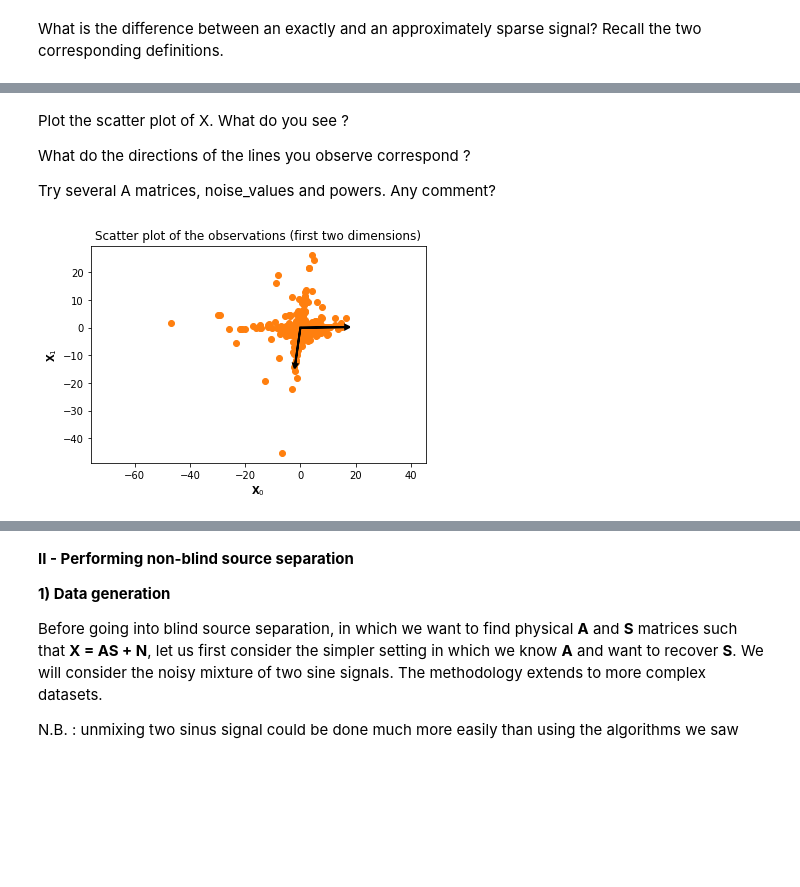
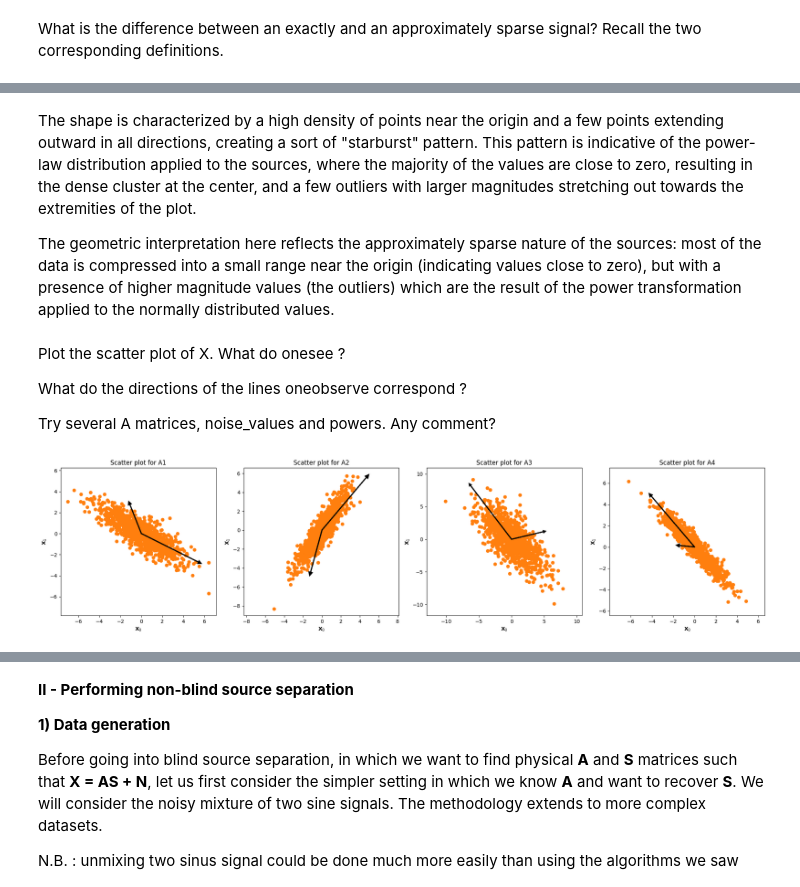
Before and after one commit to dftorresro/IMA207---TP1-Imagerie-hyperspectrale, a Jupyter notebook: TP1_IMA207_sans_correction_2023.ipynb, the cells around one changed output, grey strips where cells are left out. Drawn from its saved outputs; the diff is of its cells as text; code cells hidden in the pictures; blank space fills up the shorter version.

```diff
--- a/TP1_IMA207_sans_correction_2023.ipynb
+++ b/TP1_IMA207_sans_correction_2023.ipynb
@@ -62 +69,5 @@ NameError: name 'plt' is not defined
+# %% [markdown]
+The shape is characterized by a high density of points near the origin and a few points extending outward in all directions, creating a sort of "starburst" pattern. This pattern is indicative of the power-law distribution applied to the sources, where the majority of the values are close to zero, resulting in the dense cluster at the center, and a few outliers with larger magnitudes stretching out towards the extremities of the plot.
+
+The geometric interpretation here reflects the approximately sparse nature of the sources: most of the data is compressed into a small range near the origin (indicating values close to zero), but with a presence of higher magnitude values (the outliers) which are the result of the power transformation applied to the normally distributed values.
 # %%
@@ -78,17 +89,42 @@ if noise_level < 120:
 # %% [markdown]
-Plot the scatter plot of X. What do you see ?
+Plot the scatter plot of X. What do onesee ?
 
-What do the directions of the lines you observe correspond ?
+What do the directions of the lines oneobserve correspond ?
 
 Try several A matrices, noise_values and powers. Any comment?
 # %%
-plt.title('Scatter plot of the observations (first two dimensions)')
-vrange = 0.25*max(np.sqrt(np.sum(X*X, 0)))
-plt.arrow( 0, 0, vrange*A[0, 0], vrange*A[1, 0], fc="k", ec="k", linewidth=2, head_width=0.1*vrange, head_length=0.1*vrange)
-plt.arrow( 0, 0, vrange*A[0, 1], vrange*A[1, 1], fc="k", ec="k", linewidth=2, head_width=0.1*vrange, head_length=0.1*vrange)
-plt.plot(X[0,:], X[1,:], 'C1o', zorder=0)
-plt.xlabel("$\mathbf{X}_0$")
-plt.ylabel("$\mathbf{X}_1$")
-plt.axis('equal');
+n = 2  # number of sources
+t = 1024  # number of samples
+S = np.random.randn(n, t)  # Example source matrix
+
+# Generate four different mixing matrices A
+A_matrices = [np.random.randn(4, n) for _ in range(4)]
+noise_level = 120  # Noise level in dB
+
+def add_noise(X, noise_level):
+    if noise_level < 120:
+        N = np.random.randn(*X.shape)
+        N = 10.**(-noise_level/20.)*np.linalg.norm(X)/np.linalg.norm(N)*N
+        return X + N
+    return X
+
+# Generate observations X for each A
+X_matrices = [add_noise(A @ S, noise_level) for A in A_matrices]
+
+fig, axs = plt.subplots(1, 4, figsize=(20, 5))  # 1x4 grid of subplots
+
+for i, (A, X) in enumerate(zip(A_matrices, X_matrices)):
+    vrange = 0.25 * max(np.sqrt(np.sum(X * X, 0)))
+
+    axs[i].arrow(0, 0, vrange * A[0, 0], vrange * A[1, 0], fc="k", ec="k", linewidth=2, head_width=0.1 * vrange, head_length=0.1 * vrange)
+    axs[i].arrow(0, 0, vrange * A[0, 1], vrange * A[1, 1], fc="k", ec="k", linewidth=2, head_width=0.1 * vrange, head_length=0.1 * vrange)
+    axs[i].plot(X[0, :], X[1, :], 'C1o', zorder=0)
+    axs[i].set_title(f'Scatter plot for A{i+1}')
+    axs[i].set_xlabel("$\mathbf{X}_0$")
+    axs[i].set_ylabel("$\mathbf{X}_1$")
+    axs[i].axis('equal')
+
+plt.tight_layout()  # Adjust layout to not overlap subplots
+plt.show()
 # %% [output]
-[figure, old version]
+[figure, new version]
```
Also changed, not shown: parts of 41 cells of this notebook.
